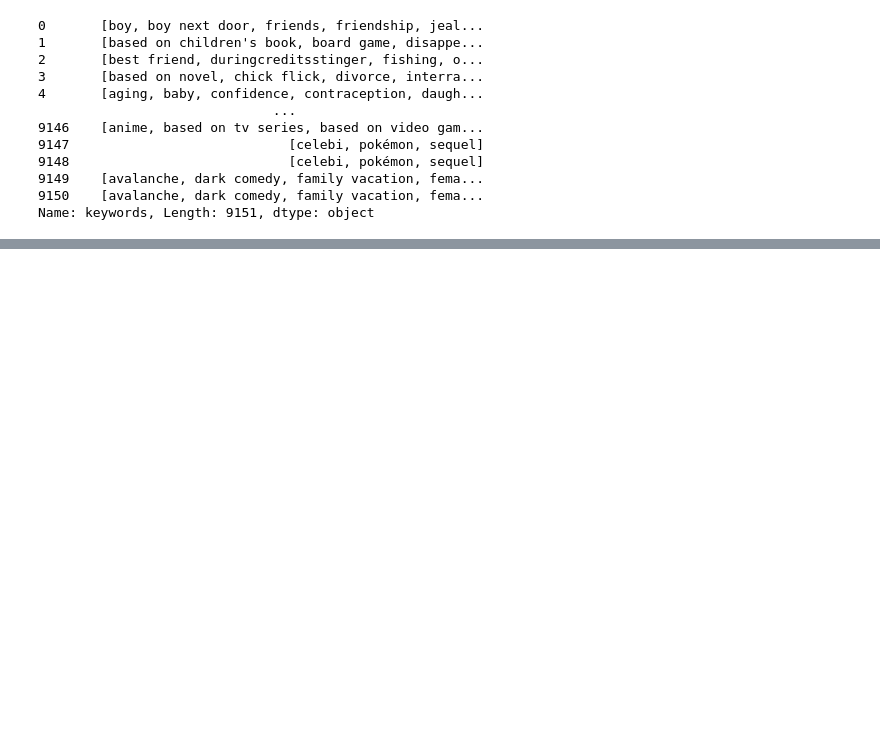
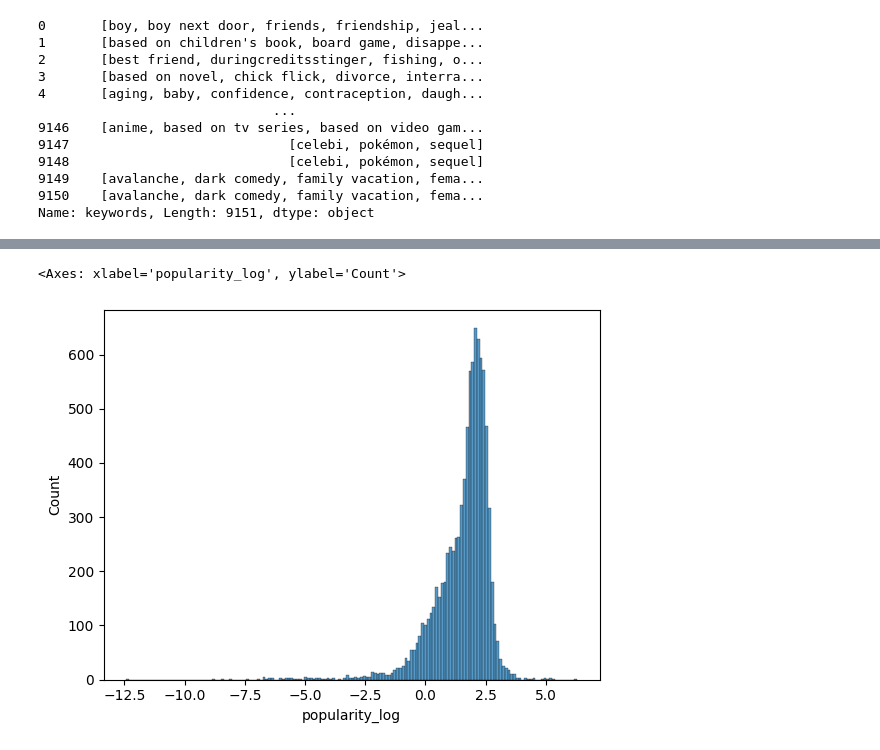
Before and after one commit to hanyong5/2025python, a Jupyter notebook: 02code/02contentbow/02tfidf02.ipynb, the cells around one changed output, grey strips where cells are left out. Drawn from its saved outputs; the diff is of its cells as text; code cells hidden in the pictures; blank space fills up the shorter version.

```diff
--- a/02code/02contentbow/02tfidf02.ipynb
+++ b/02code/02contentbow/02tfidf02.ipynb
@@ -103,0 +218,4 @@ Name: keywords, Length: 9151, dtype: object
+# %%
+import numpy as np
+movies['popularity_log'] = np.log(movies['popularity'])
+movies[['popularity','popularity_log']].describe()
@@ -103,0 +232,5 @@ Name: keywords, Length: 9151, dtype: object
+# %%
+sns.histplot(movies['popularity_log'])
+# %% [output]
+<Axes: xlabel='popularity_log', ylabel='Count'>
+[figure, added]
```
Also changed, not shown: parts of 22 cells of this notebook.
